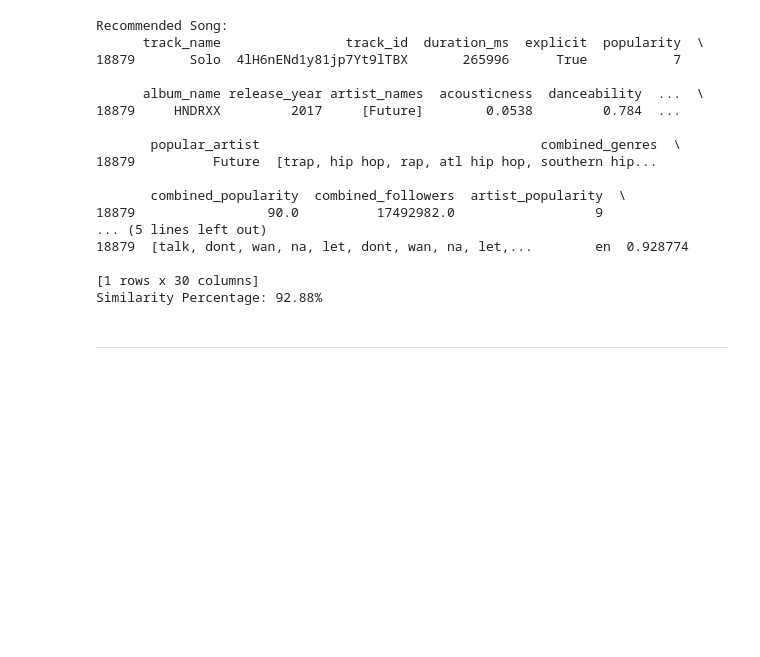
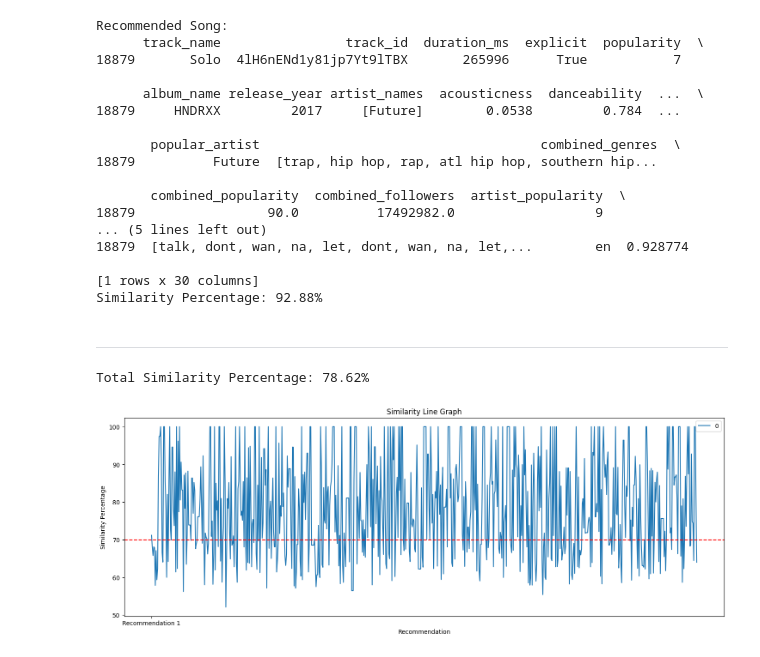
Before and after one commit to JustSurWHYving/spotify-recommendation-system, a Jupyter notebook: spotify-recommender-system.ipynb, the cells around one changed output. Drawn from its saved outputs; the diff is of its cells as text; code cells hidden in the pictures; blank space fills up the shorter version.

Commit message:
generated similarity graph

```diff
--- a/spotify-recommender-system.ipynb
+++ b/spotify-recommender-system.ipynb
@@ -220,7 +197,7 @@ songs_playlist.head()
 | 4 | 006pMMCuRo2TFjh8sNGSov | Dias De Luta, Dias De Gloria | Charlie Brown Jr. |
 # %%
 # loading user playlist data
-with open('/content/gdrive/MyDrive/AIMS DTU/2024 - Summer Projects/Spotify Recommender System/users.json', 'r') as f:
+with open('data/users.json', 'r') as f:
     users_data = json.load(f)
 
 users = pd.DataFrame([(user['UserID'], user['SongIDs']) for user in users_data], columns=['UserID', 'SongIDs'])
@@ -323,7 +306,7 @@ data.head()
 ## Vectorization
 # %%
 # processed data import
-data_processed = pd.read_pickle('/content/gdrive/MyDrive/AIMS DTU/2024 - Summer Projects/Spotify Recommender System/Data/data_processed.pkl')
+data_processed = pd.read_pickle('data/data_processed.pkl')
 data_processed.tail()
 # %% [output]
 |  | track_name | track_id | duration_ms | explicit | popularity | album_name | release_year | artist_names | ... |
@@ -624,5 +607,10 @@ for user in user_list:
   recommended_song, percentage_similarity = recommend_final(playlist, df)
   percentage_similarity_list[user_list.index(user)].append(percentage_similarity)
 
+percentage_similarity_list_df = pd.DataFrame(percentage_similarity_list)
+percentage_similarity_list_df.to_csv('percentage_similarity_list.csv')
+
 total_percentage_similarity = np.mean([np.mean(user_similarities) for user_similarities in percentage_similarity_list])
 print(f"Total Similarity Percentage: {total_percentage_similarity:.2f}%")
+# %% [output]
+Total Similarity Percentage: 78.62%
@@ -646,0 +617,22 @@ plt.show()
+# %%
+# create the graph
+fig, ax = plt.subplots(figsize=(18, 6))
+percentage_similarity_list_df.plot(ax=ax, kind='line')
+
+# Set the x-axis ticks and labels
+num_recommendations = len(percentage_similarity_list_df.columns)
+ax.set_xticks(np.arange(num_recommendations))
+ax.set_xticklabels([f"Recommendation {i+1}" for i in range(num_recommendations)])
+
+# Set labels and title
+ax.set_xlabel("Recommendation")
+ax.set_ylabel("Similarity Percentage")
+ax.set_title("Similarity Line Graph")
+
+# Add a threshold line
+ax.axhline(y=70, color='r', linestyle='--', label='70% Threshold')
+
+# Show the plot
+plt.show()
+# %% [output]
+[figure, added]
```
Also changed, not shown: parts of 6 cells of this notebook.
